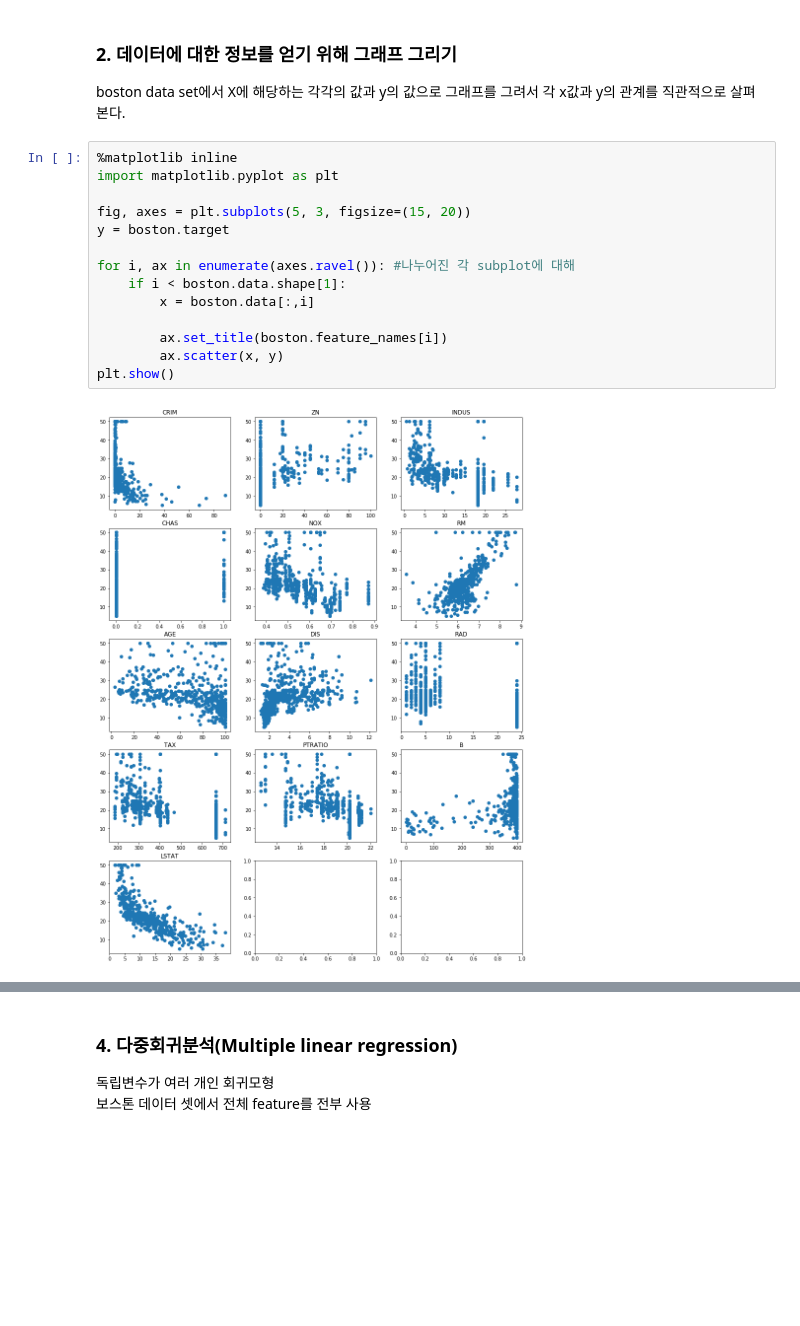
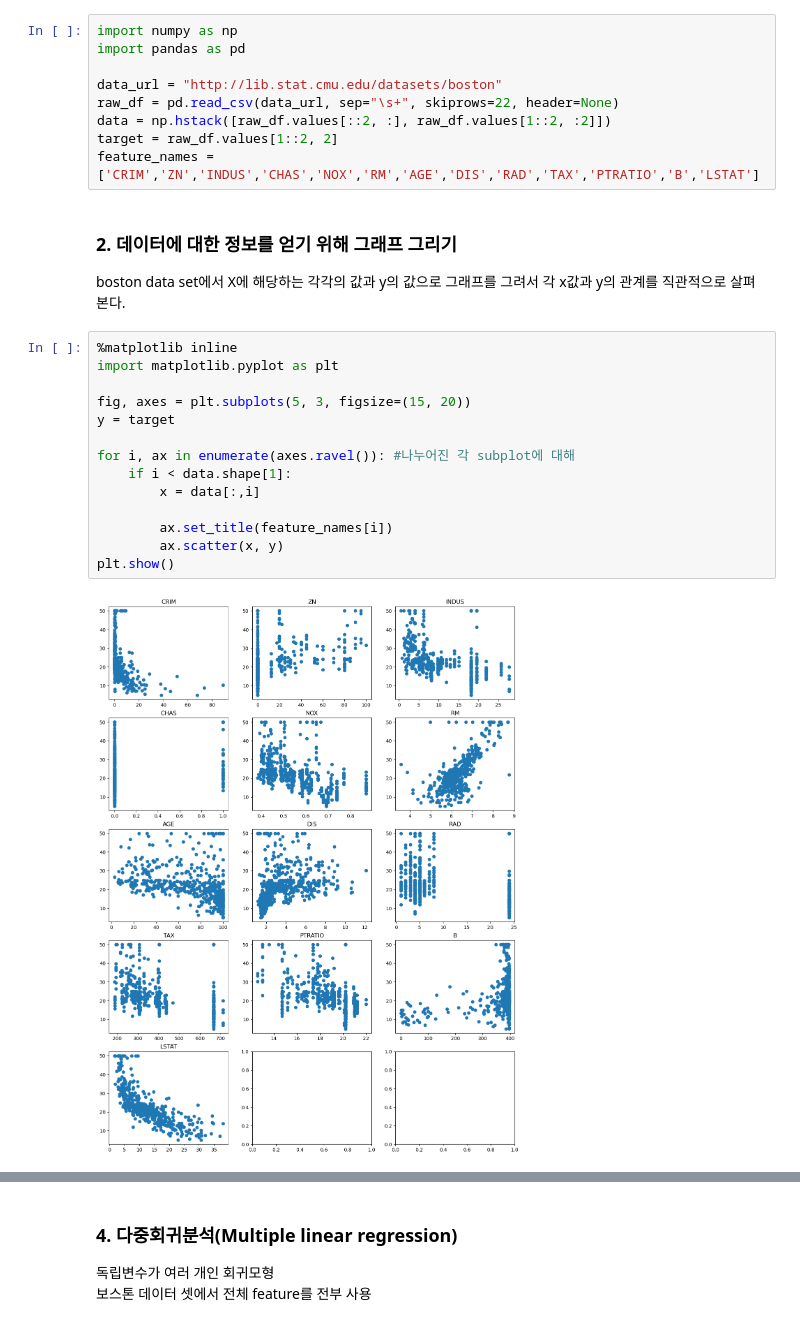
Before and after one commit to supark1227/MachineLearning, a Jupyter notebook: 06.LinearRegression.ipynb, the cells around one changed output, grey strips where cells are left out. Saved outputs shown, nothing was run; the diff lists cells and outputs as text; blank space fills up the shorter version.

```diff
--- a/06.LinearRegression.ipynb
+++ b/06.LinearRegression.ipynb
@@ -35,20 +32,29 @@ print(X_test.shape, Y_test.shape)
+# %%
+import numpy as np
+import pandas as pd
+
+data_url = "http://lib.stat.cmu.edu/datasets/boston"
+raw_df = pd.read_csv(data_url, sep="\s+", skiprows=22, header=None)
+data = np.hstack([raw_df.values[::2, :], raw_df.values[1::2, :2]])
+target = raw_df.values[1::2, 2]
+feature_names = ['CRIM','ZN','INDUS','CHAS','NOX','RM','AGE','DIS','RAD','TAX','PTRATIO','B','LSTAT']
 # %% [markdown]
 ### 2. 데이터에 대한 정보를 얻기 위해 그래프 그리기
 boston data set에서 X에 해당하는 각각의 값과 y의 값으로 그래프를 그려서 각 x값과 y의 관계를 직관적으로 살펴본다.
 # %%
 %matplotlib inline
 import matplotlib.pyplot as plt
 
 fig, axes = plt.subplots(5, 3, figsize=(15, 20))
-y = boston.target
+y = target
 
 for i, ax in enumerate(axes.ravel()): #나누어진 각 subplot에 대해
-    if i < boston.data.shape[1]:
-        x = boston.data[:,i]
+    if i < data.shape[1]:
+        x = data[:,i]
 
-        ax.set_title(boston.feature_names[i])
+        ax.set_title(feature_names[i])
         ax.scatter(x, y)
 plt.show()
 # %% [output]
-[figure, old version]
+[figure, new version]
 # %%
```
Also changed, not shown: parts of 64 cells of this notebook.
